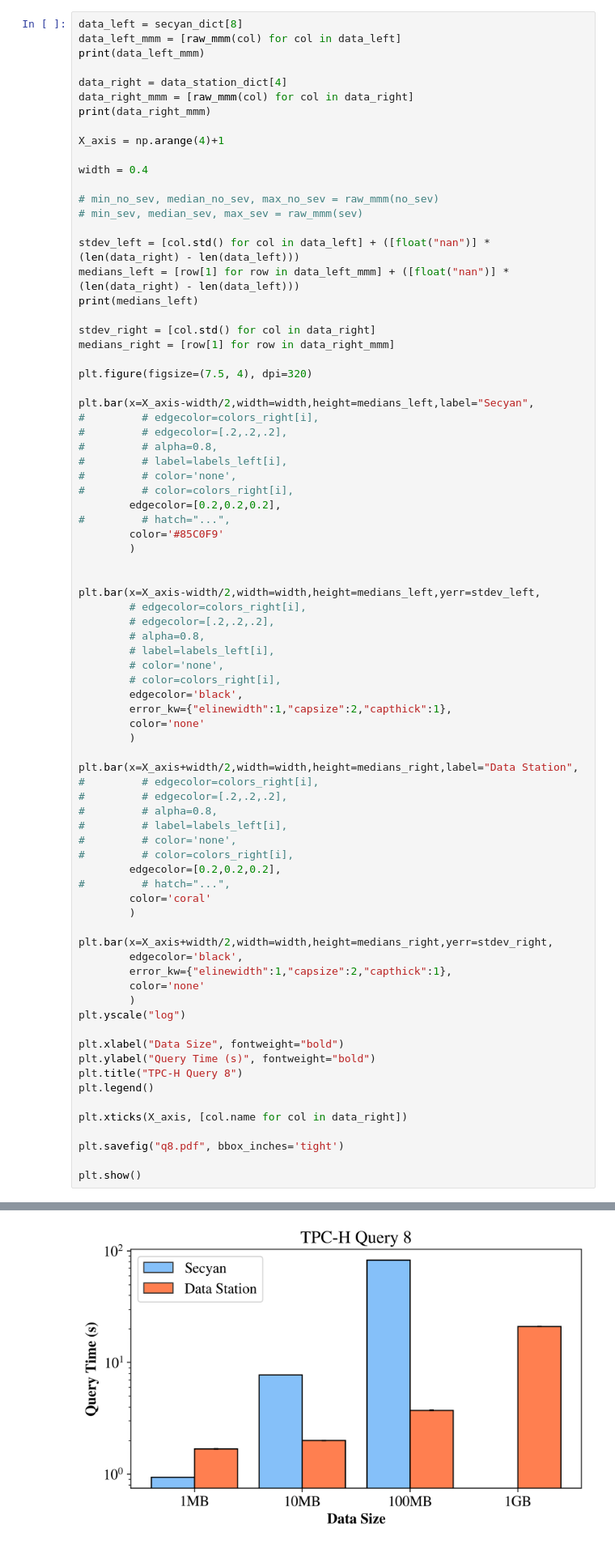
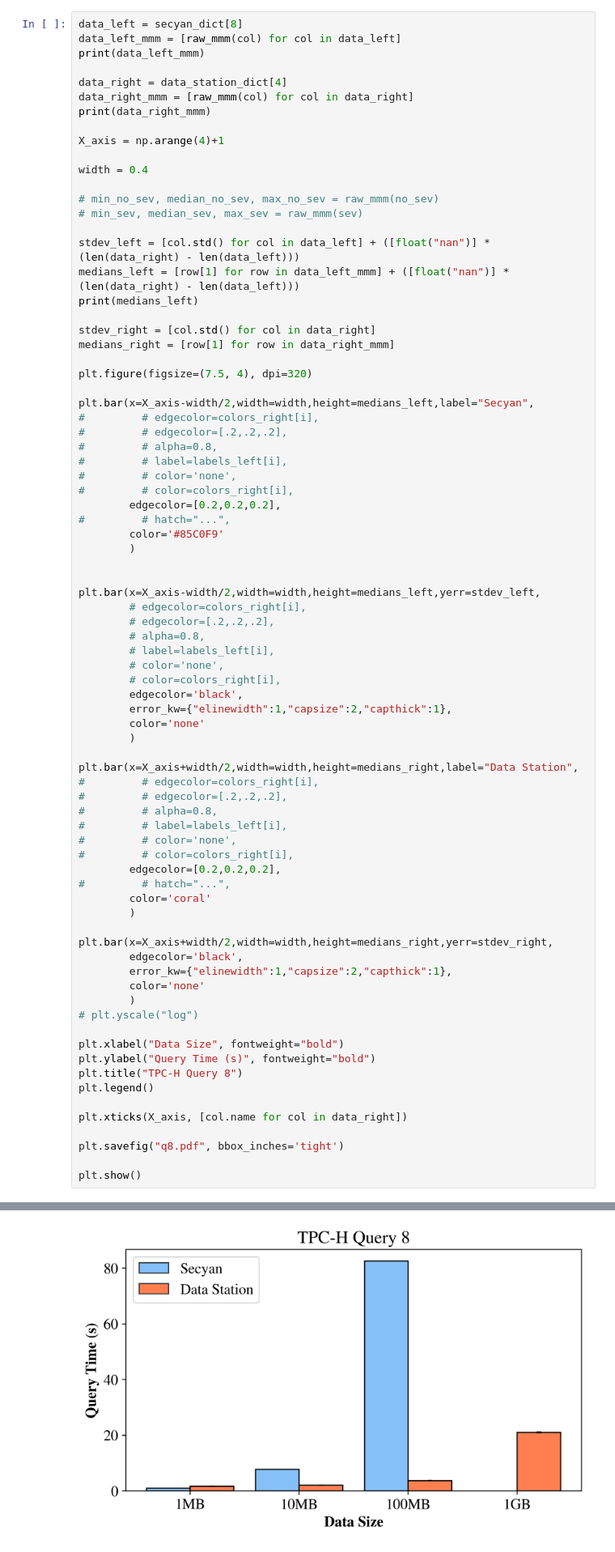
Before and after one commit to TheDataStation/datastation-escrow, a Jupyter notebook: data_comparisons/secyan/secyan_data_parsing.ipynb, the cells around one changed output, grey strips where cells are left out. Shown at 81% size. Drawn from its saved outputs; the diff is of its cells as text.

```diff
--- a/data_comparisons/secyan/secyan_data_parsing.ipynb
+++ b/data_comparisons/secyan/secyan_data_parsing.ipynb
@@ -434,35 +434,35 @@ plt.bar(x=X_axis+width/2,width=width,height=medians_right,label="Data Station",
 #         # edgecolor=[.2,.2,.2],
 #         # alpha=0.8,
 #         # label=labels_left[i],
 #         # color='none',
 #         # color=colors_right[i],
         edgecolor=[0.2,0.2,0.2],
 #         # hatch="...",
         color='coral'
         )
 
 plt.bar(x=X_axis+width/2,width=width,height=medians_right,yerr=stdev_right,
         edgecolor='black',
         error_kw={"elinewidth":1,"capsize":2,"capthick":1},
         color='none'
         )
-plt.yscale("log")
+# plt.yscale("log")
 
 plt.xlabel("Data Size", fontweight="bold")
 plt.ylabel("Query Time (s)", fontweight="bold")
 plt.title("TPC-H Query 8")
 plt.legend()
 
 plt.xticks(X_axis, [col.name for col in data_right])
 
 plt.savefig("q8.pdf", bbox_inches='tight')
 
 plt.show()
 # %% [output]
 [(0.936, 0.936, 0.936), (7.719, 7.719, 7.719), (82.524, 82.524, 82.524)]
 [(1.6742072105407717, 1.6811761856079102, 1.6886889934539795), (1.995126485824585, 2.0001795291900635, 2.00180721282959), (3.686098575592041, 3.730656862258911, 3.744962692260742), (20.99990129470825, ...
 [0.936, 7.719, 82.524, nan]
-[figure, old version]
+[figure, new version]
 # %%
 data_left = secyan_dict[9]
 data_left_mmm = [raw_mmm(col) for col in data_left]
```
Also changed, not shown: parts of 4 cells of this notebook, 5 other files.
